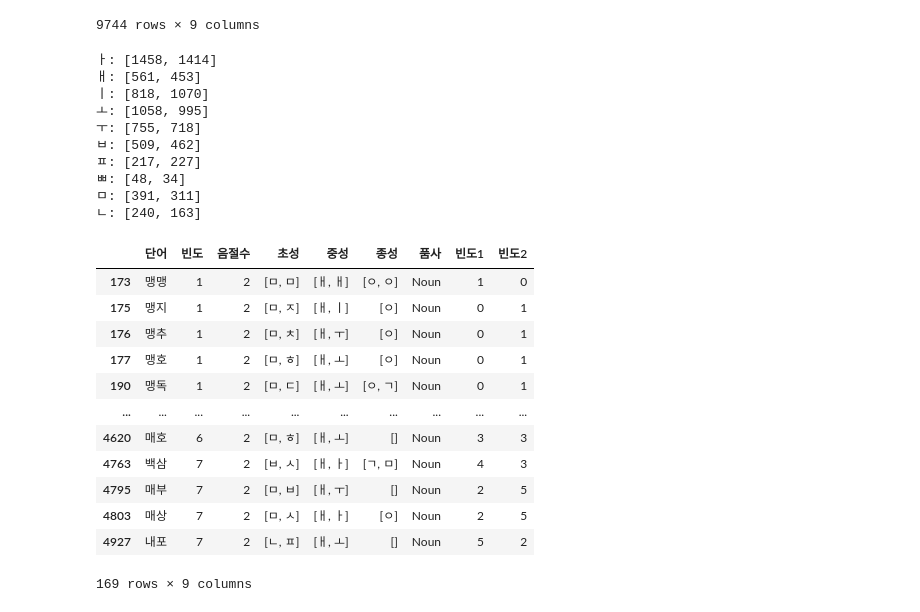
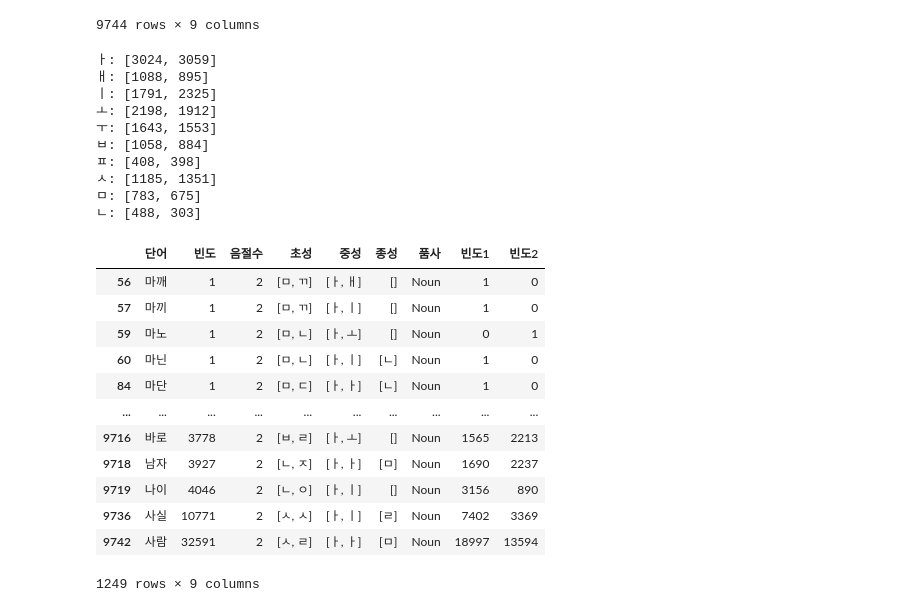
Before and after one commit to irregular6612/phoneticConvergence, a Jupyter notebook: data.ipynb, the cells around one changed output. Saved outputs shown, nothing was run; the diff lists cells and outputs as text; code cells hidden in the pictures.

```diff
--- a/data.ipynb
+++ b/data.ipynb
@@ -10,7 +10,7 @@ import seaborn as sns
 ## 분석 대상 정의
 # %%
 # 자음
-consonant = ['ㅂ', 'ㅍ', 'ㅃ', 'ㅁ', 'ㄴ']
+consonant = ['ㅂ', 'ㅍ', 'ㅅ', 'ㅁ', 'ㄴ']
 # target 모음
 target_vowel = ['ㅏ', 'ㅐ', 'ㅣ', 'ㅗ', 'ㅜ']
 # %% [markdown]
@@ -372,8 +376,9 @@ main_df
 9744 rows × 9 columns
 # %%
 lower_bound = -1
-upper_bound = 6
-sample = main_df[(lower_bound < main_df['빈도2']) & (main_df['빈도2'] < upper_bound) & (lower_bound < main_df['빈도1']) & (main_df['빈도1'] < upper_bound)]
+upper_bound = 100
+sample = main_df
+#sample = main_df[(lower_bound < main_df['빈도2']) & (main_df['빈도2'] < upper_bound) & (lower_bound < main_df['빈도1']) & (main_df['빈도1'] < upper_bound)]
 # %%
 def count_vowel(df: pd.DataFrame):
     counter = [[0, 0], [0, 0], [0, 0], [0, 0], [0, 0]]
@@ -403,7 +408,7 @@ def count_vowel(df: pd.DataFrame):
     return counter
 
 def count_consonant(df: pd.DataFrame):
-    consonant = ['ㅂ', 'ㅍ', 'ㅃ', 'ㅁ', 'ㄴ']
+    consonant = ['ㅂ', 'ㅍ', 'ㅅ', 'ㅁ', 'ㄴ']
     counter = [[0, 0], [0, 0], [0, 0], [0, 0], [0, 0]]
     for idx in range(len(df)):
         item = df['초성'].iloc[idx]
@@ -421,31 +426,31 @@ counter = count_consonant(sample)
 for idx, item in enumerate(counter):
     print(f"{consonant[idx]}: {item}")
 # %% [output]
-ㅏ: [1458, 1414]
-ㅐ: [561, 453]
-ㅣ: [818, 1070]
-ㅗ: [1058, 995]
-ㅜ: [755, 718]
-ㅂ: [509, 462]
-ㅍ: [217, 227]
-ㅃ: [48, 34]
-ㅁ: [391, 311]
-ㄴ: [240, 163]
+ㅏ: [3024, 3059]
+ㅐ: [1088, 895]
+ㅣ: [1791, 2325]
+ㅗ: [2198, 1912]
+ㅜ: [1643, 1553]
+ㅂ: [1058, 884]
+ㅍ: [408, 398]
+ㅅ: [1185, 1351]
+ㅁ: [783, 675]
+ㄴ: [488, 303]
 # %%
 #pd.set_option('display.max_rows', None)
 pd.reset_option('display.max_rows')
-sample[(sample['중성'].str[0] == 'ㅐ') & (sample['초성'].str[0].isin(consonant))]
+sample[(sample['중성'].str[0] == 'ㅏ') & (sample['초성'].str[0].isin(consonant))]
 # %% [output]
 |  | 단어 | 빈도 | 음절수 | 초성 | 중성 | 종성 | 품사 | 빈도1 | 빈도2 |
-| 173 | 맹맹 | 1 | 2 | [ㅁ, ㅁ] | [ㅐ, ㅐ] | [ㅇ, ㅇ] | Noun | 1 | 0 |
-| 175 | 맹지 | 1 | 2 | [ㅁ, ㅈ] | [ㅐ, ㅣ] | [ㅇ] | Noun | 0 | 1 |
-| 176 | 맹추 | 1 | 2 | [ㅁ, ㅊ] | [ㅐ, ㅜ] | [ㅇ] | Noun | 0 | 1 |
-| 177 | 맹호 | 1 | 2 | [ㅁ, ㅎ] | [ㅐ, ㅗ] | [ㅇ] | Noun | 0 | 1 |
-| 190 | 맹독 | 1 | 2 | [ㅁ, ㄷ] | [ㅐ, ㅗ] | [ㅇ, ㄱ] | Noun | 0 | 1 |
+| 56 | 마깨 | 1 | 2 | [ㅁ, ㄲ] | [ㅏ, ㅐ] | [] | Noun | 1 | 0 |
+| 57 | 마끼 | 1 | 2 | [ㅁ, ㄲ] | [ㅏ, ㅣ] | [] | Noun | 1 | 0 |
+| 59 | 마노 | 1 | 2 | [ㅁ, ㄴ] | [ㅏ, ㅗ] | [] | Noun | 0 | 1 |
+| 60 | 마닌 | 1 | 2 | [ㅁ, ㄴ] | [ㅏ, ㅣ] | [ㄴ] | Noun | 1 | 0 |
+| 84 | 마단 | 1 | 2 | [ㅁ, ㄷ] | [ㅏ, ㅏ] | [ㄴ] | Noun | 1 | 0 |
 | ... | ... | ... | ... | ... | ... | ... | ... | ... | ... |
-| 4620 | 매호 | 6 | 2 | [ㅁ, ㅎ] | [ㅐ, ㅗ] | [] | Noun | 3 | 3 |
-| 4763 | 백삼 | 7 | 2 | [ㅂ, ㅅ] | [ㅐ, ㅏ] | [ㄱ, ㅁ] | Noun | 4 | 3 |
-| 4795 | 매부 | 7 | 2 | [ㅁ, ㅂ] | [ㅐ, ㅜ] | [] | Noun | 2 | 5 |
-| 4803 | 매상 | 7 | 2 | [ㅁ, ㅅ] | [ㅐ, ㅏ] | [ㅇ] | Noun | 2 | 5 |
-| 4927 | 내포 | 7 | 2 | [ㄴ, ㅍ] | [ㅐ, ㅗ] | [] | Noun | 5 | 2 |
+| 9716 | 바로 | 3778 | 2 | [ㅂ, ㄹ] | [ㅏ, ㅗ] | [] | Noun | 1565 | 2213 |
+| 9718 | 남자 | 3927 | 2 | [ㄴ, ㅈ] | [ㅏ, ㅏ] | [ㅁ] | Noun | 1690 | 2237 |
+| 9719 | 나이 | 4046 | 2 | [ㄴ, ㅇ] | [ㅏ, ㅣ] | [] | Noun | 3156 | 890 |
+| 9736 | 사실 | 10771 | 2 | [ㅅ, ㅅ] | [ㅏ, ㅣ] | [ㄹ] | Noun | 7402 | 3369 |
+| 9742 | 사람 | 32591 | 2 | [ㅅ, ㄹ] | [ㅏ, ㅏ] | [ㅁ] | Noun | 18997 | 13594 |
-169 rows × 9 columns
+1249 rows × 9 columns
```
Also changed, not shown: parts of 11 cells of this notebook, 18 other files.
